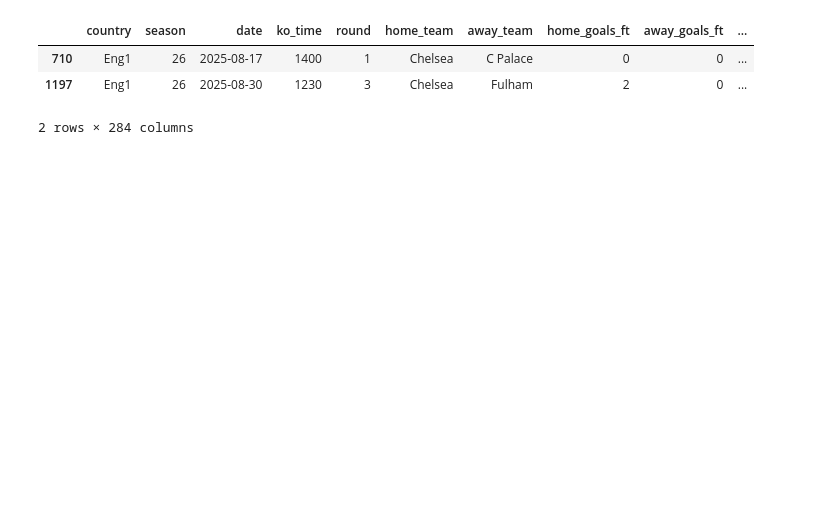
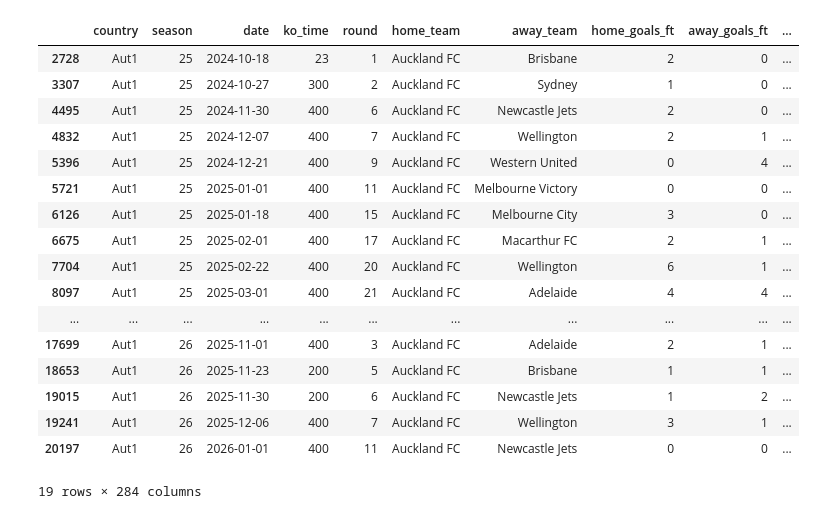
Before and after one commit to Lreps90/Football_ML, a Jupyter notebook: Goals/Over_2_5/o25_predict.ipynb, the cells around one changed output. Saved outputs shown, nothing was run; the diff lists cells and outputs as text; code cells hidden in the pictures; blank space fills up the shorter version.

```diff
--- a/Goals/Over_2_5/o25_predict.ipynb
+++ b/Goals/Over_2_5/o25_predict.ipynb
@@ -7,0 +8,9 @@ end_period = pd.to_datetime("2025-09-14").date()
+# %%
+from datetime import date, timedelta
+
+today = date.today()
+today_day_of_week = today.strftime("%A")          # e.g. "Sunday"
+end_period = pd.to_datetime((today + timedelta(days=1)).isoformat()).date() # e.g. "2025-12-21"
+
+print("Today:", today_day_of_week)
+print("end_date:", end_period)
@@ -8,9 +20,9 @@ end_period = pd.to_datetime("2025-09-14").date()
 # %%
-# Path to the .xls file
-file_path = r"C:\Users\leere\OneDrive\Desktop\RAW DATA\ml_goals.xls"
-
-# Load the Excel file into a DataFrame
-df = pd.read_excel(file_path)
-
-# Display the first few rows of the DataFrame
-df.head()
+# # Path to the .xls file
+# file_path = r"C:\Users\leere\OneDrive\Desktop\RAW DATA\ml_goals.xls"
+#
+# # Load the Excel file into a DataFrame
+# df = pd.read_excel(file_path)
+#
+# # Display the first few rows of the DataFrame
+# df.head()
@@ -675,13 +527,27 @@ match_merge_df = match_merge_df.merge(away_features, on=['country', 'season', 'd
 # (Optional) Display a sample.
 #print(match_merge_df.head())
 # %%
-match_merge_df_filter = match_merge_df[match_merge_df['home_team'] == "Chelsea"]
+match_merge_df_filter = match_merge_df[match_merge_df['home_team'] == "Auckland FC"]
 match_merge_df_filter
 # %% [output]
 |  | country | season | date | ko_time | round | home_team | away_team | home_goals_ft | away_goals_ft | ... |
-| 710 | Eng1 | 26 | 2025-08-17 | 1400 | 1 | Chelsea | C Palace | 0 | 0 | ... |
-| 1197 | Eng1 | 26 | 2025-08-30 | 1230 | 3 | Chelsea | Fulham | 2 | 0 | ... |
+| 2728 | Aut1 | 25 | 2024-10-18 | 23 | 1 | Auckland FC | Brisbane | 2 | 0 | ... |
+| 3307 | Aut1 | 25 | 2024-10-27 | 300 | 2 | Auckland FC | Sydney | 1 | 0 | ... |
+| 4495 | Aut1 | 25 | 2024-11-30 | 400 | 6 | Auckland FC | Newcastle Jets | 2 | 0 | ... |
+| 4832 | Aut1 | 25 | 2024-12-07 | 400 | 7 | Auckland FC | Wellington | 2 | 1 | ... |
+| 5396 | Aut1 | 25 | 2024-12-21 | 400 | 9 | Auckland FC | Western United | 0 | 4 | ... |
+| 5721 | Aut1 | 25 | 2025-01-01 | 400 | 11 | Auckland FC | Melbourne Victory | 0 | 0 | ... |
+| 6126 | Aut1 | 25 | 2025-01-18 | 400 | 15 | Auckland FC | Melbourne City | 3 | 0 | ... |
+| 6675 | Aut1 | 25 | 2025-02-01 | 400 | 17 | Auckland FC | Macarthur FC | 2 | 1 | ... |
+| 7704 | Aut1 | 25 | 2025-02-22 | 400 | 20 | Auckland FC | Wellington | 6 | 1 | ... |
+| 8097 | Aut1 | 25 | 2025-03-01 | 400 | 21 | Auckland FC | Adelaide | 4 | 4 | ... |
+| ... | ... | ... | ... | ... | ... | ... | ... | ... | ... | ... |
+| 17699 | Aut1 | 26 | 2025-11-01 | 400 | 3 | Auckland FC | Adelaide | 2 | 1 | ... |
+| 18653 | Aut1 | 26 | 2025-11-23 | 200 | 5 | Auckland FC | Brisbane | 1 | 1 | ... |
+| 19015 | Aut1 | 26 | 2025-11-30 | 200 | 6 | Auckland FC | Newcastle Jets | 1 | 2 | ... |
+| 19241 | Aut1 | 26 | 2025-12-06 | 400 | 7 | Auckland FC | Wellington | 3 | 1 | ... |
+| 20197 | Aut1 | 26 | 2026-01-01 | 400 | 11 | Auckland FC | Newcastle Jets | 0 | 0 | ... |
-2 rows × 284 columns
+19 rows × 284 columns
 # %%
 match_merge_df
 # %% [output]
```
Also changed, not shown: parts of 21 cells of this notebook, 19 other files.
